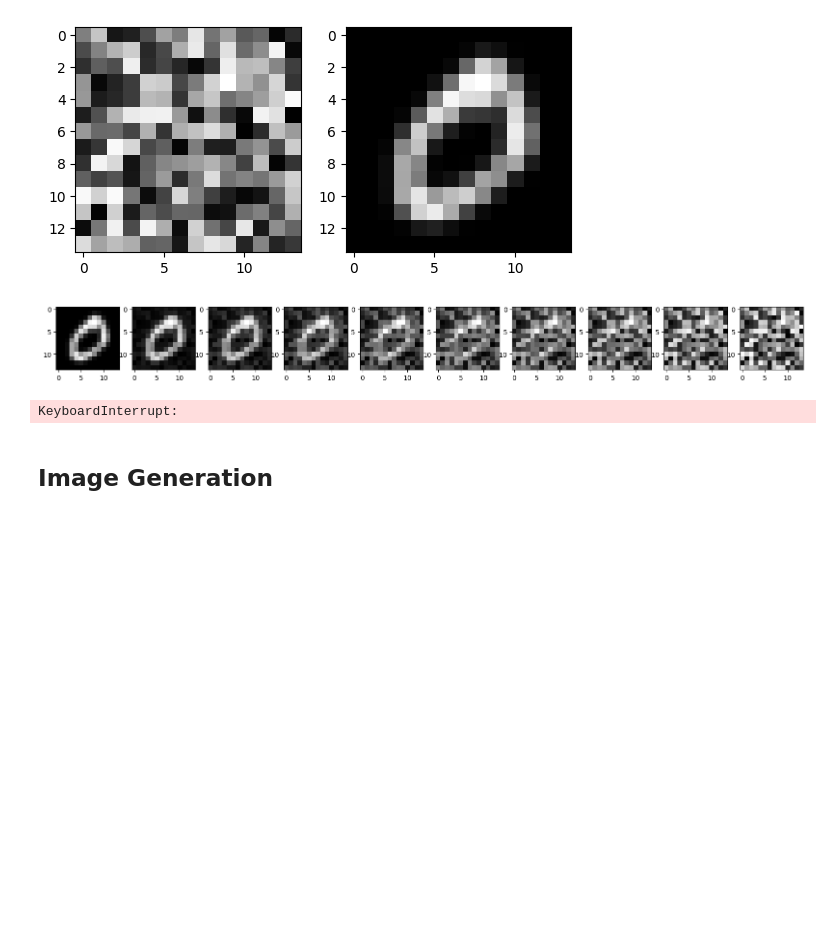
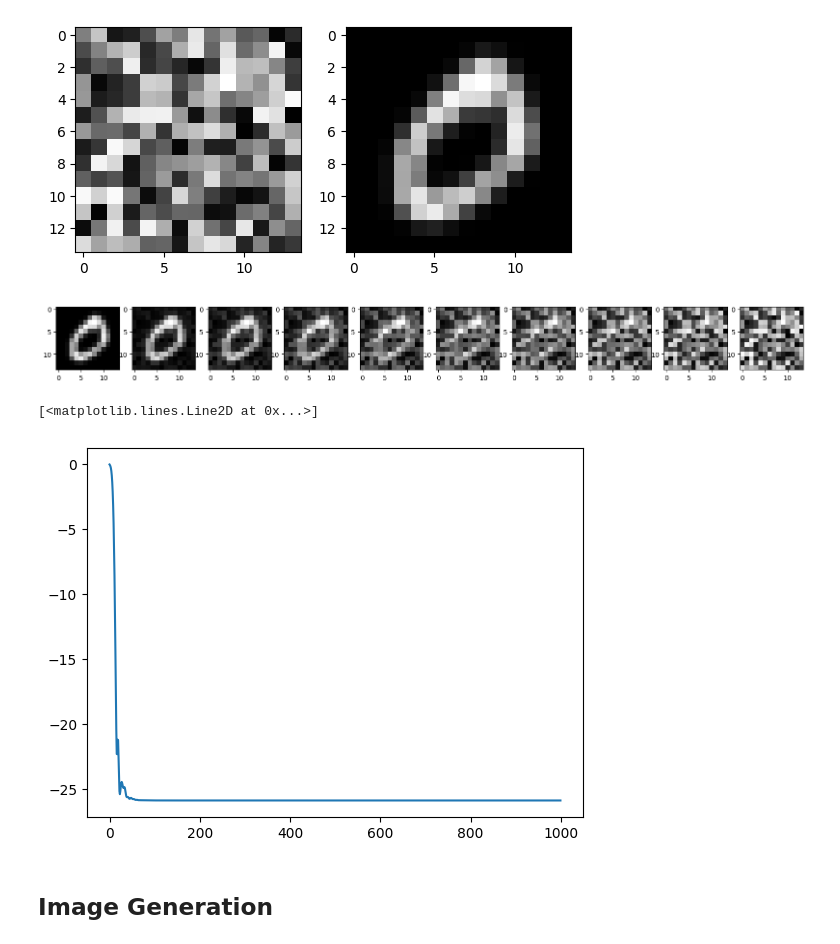
Before and after one commit to billyth101/Image-Generation-via-Action-Matching, a Jupyter notebook: pipeline.ipynb, the cells around one changed output. Cells and saved outputs as stored; diff of their text form; code cells hidden in the pictures; blank space fills up the shorter version.

```diff
--- a/pipeline.ipynb
+++ b/pipeline.ipynb
@@ -63,38 +63,41 @@ for i, t in enumerate(timeline):
 # %% [output]
 [figure]
 # %%
-model = MLP(14*14+1,2048,1)
+
+
+model = MLP(14*14+1,512,1)
 optimizer = torch.optim.Adam(model.parameters(), lr=0.0005)
-epochs = 20000
+epochs = 1000
 
 losses = []
 
 for epoch in tqdm(range(epochs)):
 
     model.train()
 
     running = 0
     for i, (img_batch, noise_batch) in enumerate(dataloader):
 
         optimizer.zero_grad()
 
         flat_img_batch = img_batch.flatten(start_dim=1)
         flat_noise_batch = noise_batch.flatten(start_dim=1)
 
-        timeline = torch.linspace(0.1,0.9,9)
+        timeline = torch.linspace(0.001,0.999,999)
 
-        loss = model.action_loss(flat_img_batch, flat_noise_batch, timeline)
+        loss = model.action_loss_2(flat_img_batch, flat_noise_batch, timeline)
         loss.backward()
         optimizer.step()
 
         running += loss.item()
 
     losses.append(running/len(dataloader))
 
 plt.plot(losses)
-plt.ylim((-10000, 100))
+#plt.ylim((-10000, 100))
 # %% [output]
-KeyboardInterrupt:
+[<matplotlib.lines.Line2D at 0x...>]
+[figure, added]
 # %% [markdown]
 ## Image Generation
 # %%
```
Also changed, not shown: parts of 2 cells of this notebook, 1 other file.
